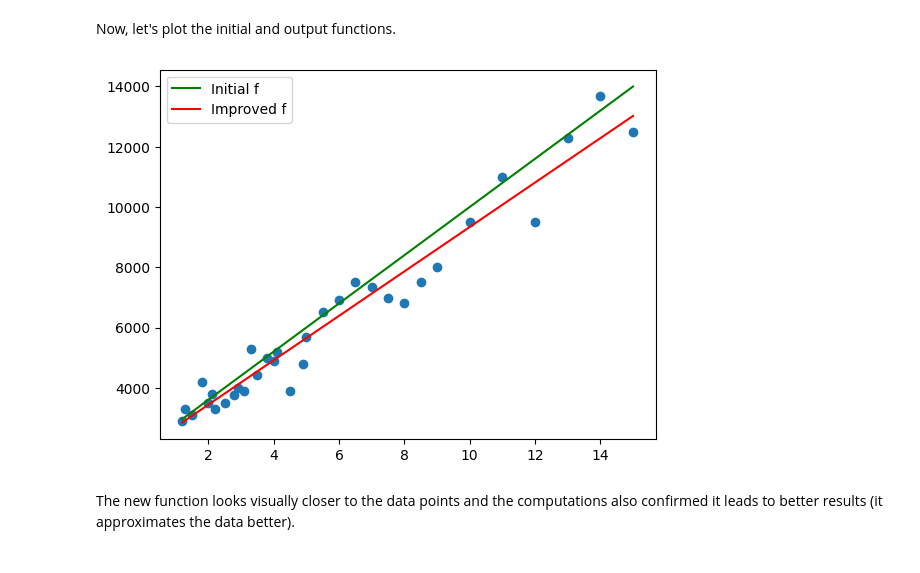
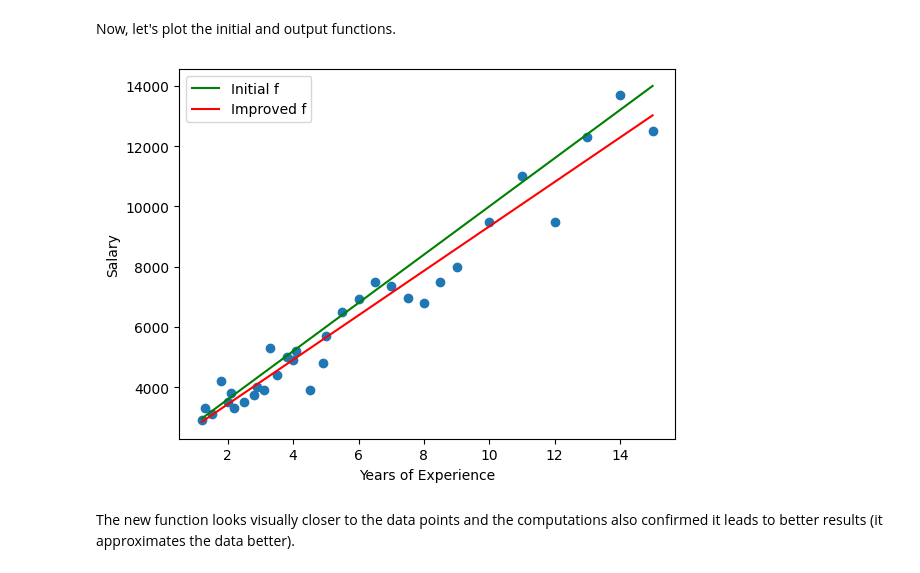
Before and after one commit to dzhokn/school-dropout-prediction, a Jupyter notebook: 03_gradient_descent.ipynb, the cells around one changed output. Drawn from its saved outputs; the diff is of its cells as text; code cells hidden in the pictures.

```diff
--- a/03_gradient_descent.ipynb
+++ b/03_gradient_descent.ipynb
@@ -191,11 +191,13 @@ Now, let's plot the initial and output functions.
 # %%
 X = np.vectorize(float)(X)
 plt.scatter(X, Y)
 plt.plot(X, b_init + w_init * X, color='g', label="Initial f")
 plt.plot(X, b + w * X, color='r', label="Improved f")
 plt.legend()
+plt.xlabel('Years of Experience')
+plt.ylabel('Salary')
 plt.show()
 # %% [output]
-[figure, old version]
+[figure, new version]
 # %% [markdown]
 The new function looks visually closer to the data points and the computations also confirmed it leads to better results (it approximates the data better).
```
Also changed, not shown: 16 other files.
